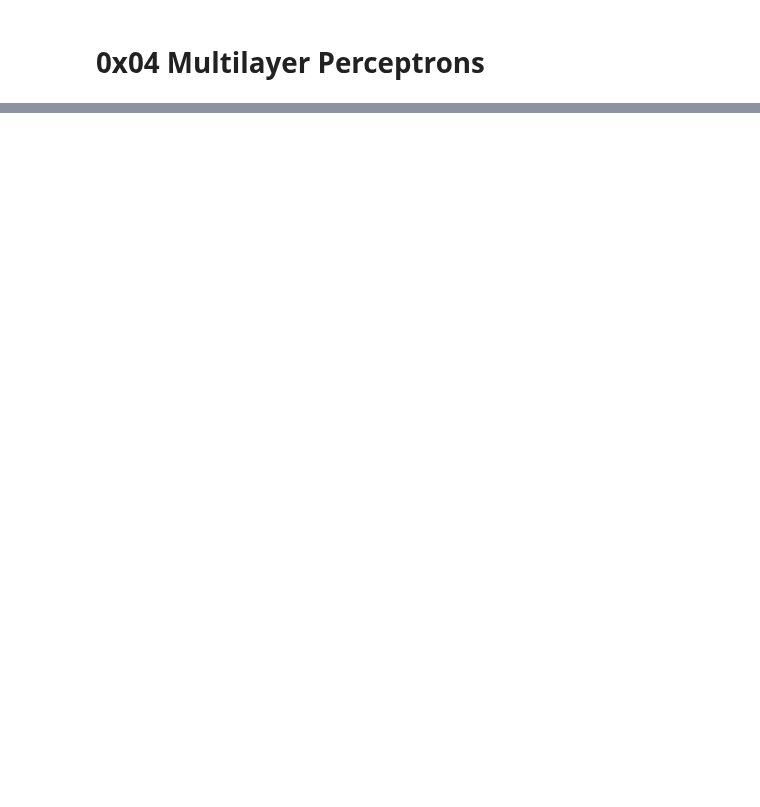
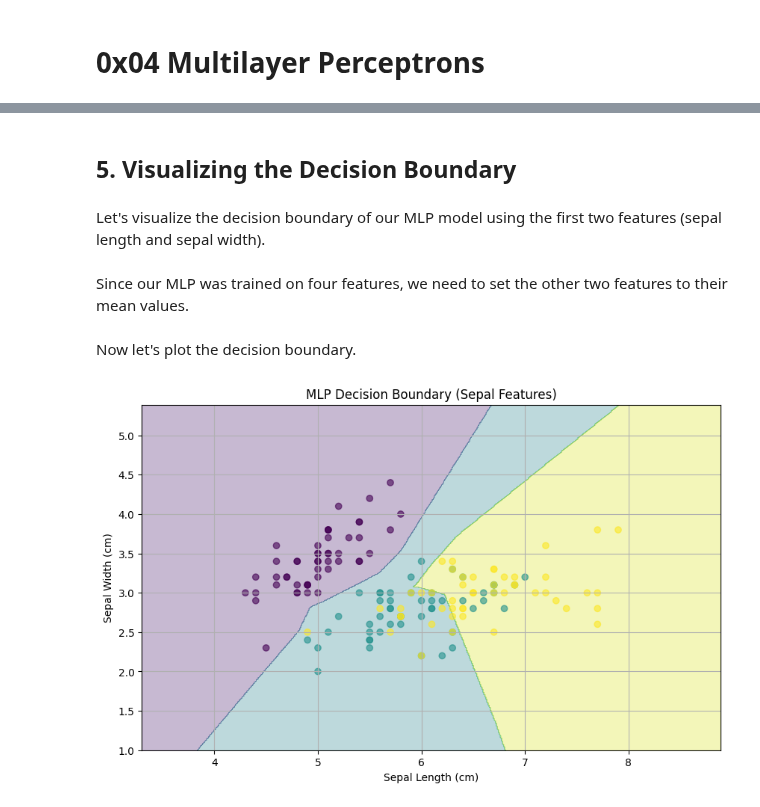
Before and after one commit to ut-vision/30min-of-deep-learning, a Jupyter notebook: 04_Multilayer_Perceptrons/index.ipynb, the cells around one changed output, grey strips where cells are left out. Cells and saved outputs as stored; diff of their text form; code cells hidden in the pictures; blank space fills up the shorter version.

```diff
--- a/04_Multilayer_Perceptrons/index.ipynb
+++ b/04_Multilayer_Perceptrons/index.ipynb
@@ -155,4 +2,0 @@ Z = Z.reshape(xx.shape)
-# %%
-# Z is string, we have to map it to numbers so we can visualize it
-mapping_dict = {"Iris-setosa": 0, "Iris-versicolor": 1, "Iris-virginica": 2}
-Z = np.vectorize(lambda x: mapping_dict[x])(Z)
@@ -306,0 +323,47 @@ print(gaussian_info_df)
+# %% [markdown]
+## 5. Visualizing the Decision Boundary
+# %% [markdown]
+Let's visualize the decision boundary of our MLP model using the first two features (sepal length and sepal width).
+# %%
+# Create a meshgrid for visualization
+X_vis = iris_df[["SepalLengthCm", "SepalWidthCm"]].values
+x_min, x_max = X_vis[:, 0].min() - 1, X_vis[:, 0].max() + 1
+y_min, y_max = X_vis[:, 1].min() - 1, X_vis[:, 1].max() + 1
+xx, yy = np.meshgrid(np.arange(x_min, x_max, 0.01), np.arange(y_min, y_max, 0.01))
+# %% [markdown]
+Since our MLP was trained on four features, we need to set the other two features to their mean values.
+# %%
+# Create a 2D array of points in the feature space
+mesh_points = pd.DataFrame(
+    {"SepalLengthCm": xx.reshape(-1), "SepalWidthCm": yy.reshape(-1)}
+)
+
+# Scale the mesh points
+mesh_points_scaled = scaler.transform(mesh_points)
+
+# Make predictions on the mesh grid points
+model.eval()
+with torch.no_grad():
+    mesh_tensor = torch.FloatTensor(mesh_points_scaled)
+    mesh_outputs = model(mesh_tensor)
+    _, mesh_preds = torch.max(mesh_outputs, 1)
+    Z = mesh_preds.numpy().reshape(xx.shape)
+# %% [markdown]
+Now let's plot the decision boundary.
+# %%
+plt.figure(figsize=(10, 6))
+plt.contourf(xx, yy, Z, alpha=0.3, cmap="viridis")
+plt.scatter(
+    vis_df["SepalLengthCm"],
+    vis_df["SepalWidthCm"],
+    c=vis_df["Species"].cat.codes,
+    cmap="viridis",
+    alpha=0.6,
+)
+plt.title("MLP Decision Boundary (Sepal Features)")
+plt.xlabel("Sepal Length (cm)")
+plt.ylabel("Sepal Width (cm)")
+plt.grid()
+plt.show()
+# %% [output]
+[figure, added]
```
Also changed, not shown: parts of 91 cells of this notebook, 1 other file.
